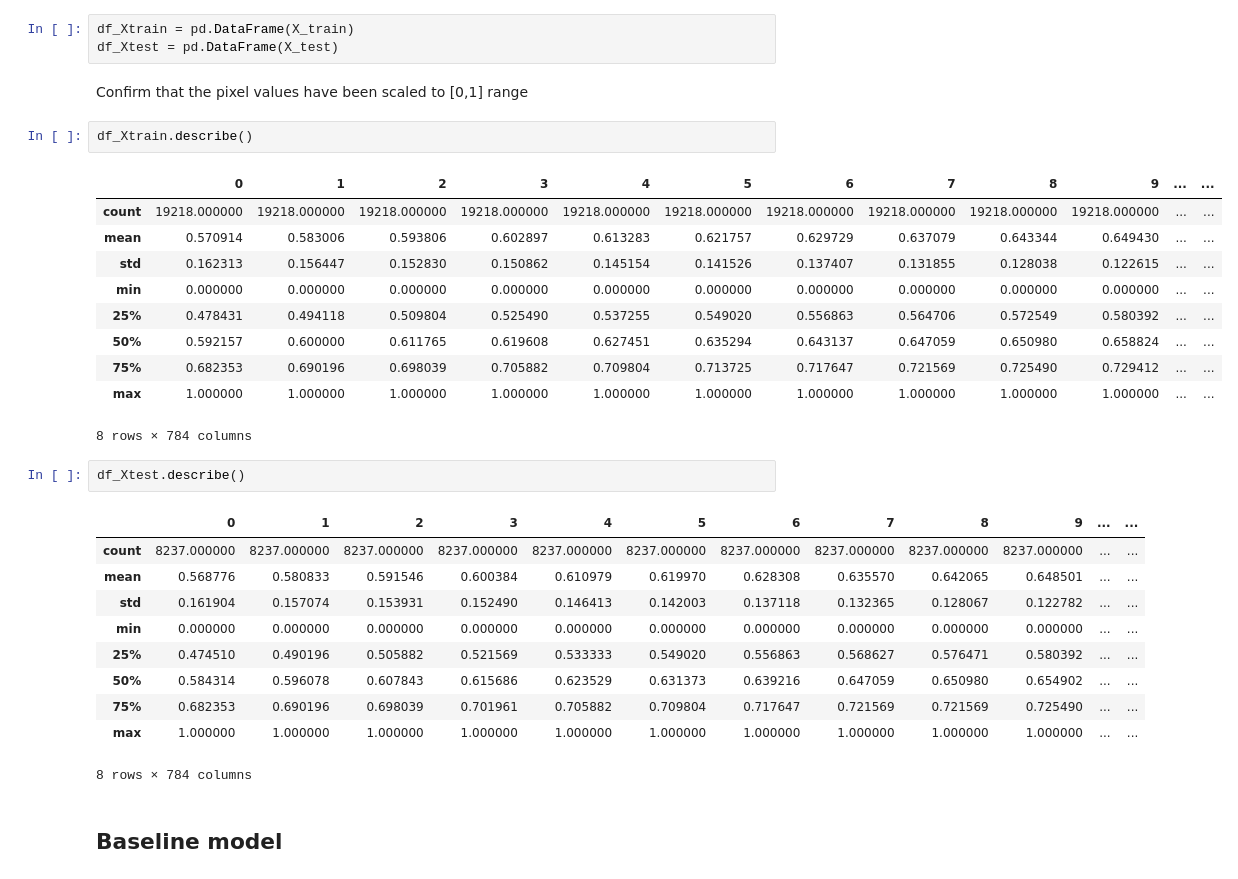
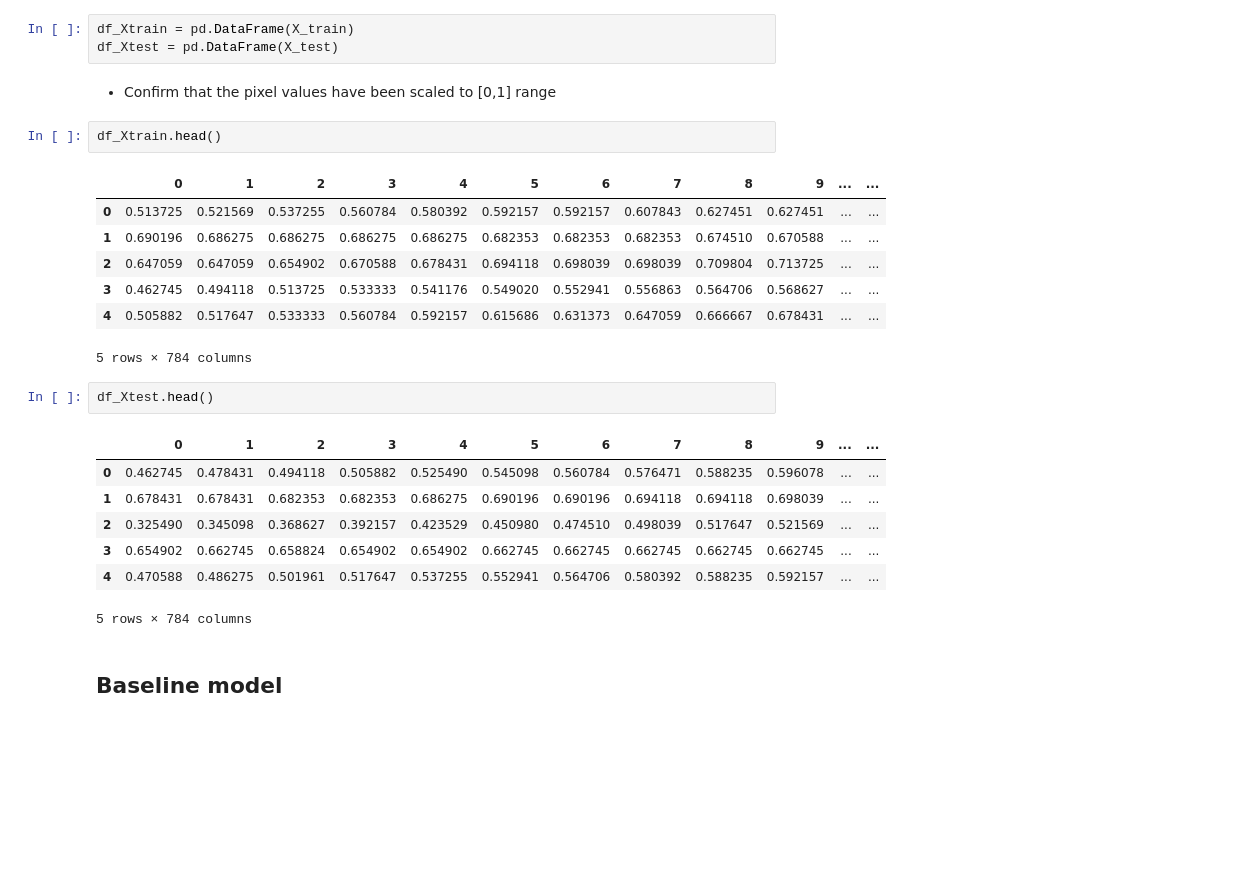
Before and after one commit to skirui-source/mle8-capstone, a Jupyter notebook: nb/asl_classifier_cnn.ipynb, the cells around one changed output. Cells and saved outputs as stored; diff of their text form; blank space fills up the shorter version.

```diff
--- a/nb/asl_classifier_cnn.ipynb
+++ b/nb/asl_classifier_cnn.ipynb
@@ -156,33 +180,27 @@ X_test = scaler.transform(X_test)
 df_Xtrain = pd.DataFrame(X_train)
 df_Xtest = pd.DataFrame(X_test)
 # %% [markdown]
-Confirm that the pixel values have been scaled to [0,1] range
+* Confirm that the pixel values have been scaled to [0,1] range
 # %%
-df_Xtrain.describe()
+df_Xtrain.head()
 # %% [output]
 |  | 0 | 1 | 2 | 3 | 4 | 5 | 6 | 7 | 8 | 9 | ... | ... |
-| count | 19218.000000 | 19218.000000 | 19218.000000 | 19218.000000 | 19218.000000 | 19218.000000 | 19218.000000 | 19218.000000 | 19218.000000 | 19218.000000 | ... | ... |
-| mean | 0.570914 | 0.583006 | 0.593806 | 0.602897 | 0.613283 | 0.621757 | 0.629729 | 0.637079 | 0.643344 | 0.649430 | ... | ... |
-| std | 0.162313 | 0.156447 | 0.152830 | 0.150862 | 0.145154 | 0.141526 | 0.137407 | 0.131855 | 0.128038 | 0.122615 | ... | ... |
-| min | 0.000000 | 0.000000 | 0.000000 | 0.000000 | 0.000000 | 0.000000 | 0.000000 | 0.000000 | 0.000000 | 0.000000 | ... | ... |
-| 25% | 0.478431 | 0.494118 | 0.509804 | 0.525490 | 0.537255 | 0.549020 | 0.556863 | 0.564706 | 0.572549 | 0.580392 | ... | ... |
-| 50% | 0.592157 | 0.600000 | 0.611765 | 0.619608 | 0.627451 | 0.635294 | 0.643137 | 0.647059 | 0.650980 | 0.658824 | ... | ... |
-| 75% | 0.682353 | 0.690196 | 0.698039 | 0.705882 | 0.709804 | 0.713725 | 0.717647 | 0.721569 | 0.725490 | 0.729412 | ... | ... |
-| max | 1.000000 | 1.000000 | 1.000000 | 1.000000 | 1.000000 | 1.000000 | 1.000000 | 1.000000 | 1.000000 | 1.000000 | ... | ... |
+| 0 | 0.513725 | 0.521569 | 0.537255 | 0.560784 | 0.580392 | 0.592157 | 0.592157 | 0.607843 | 0.627451 | 0.627451 | ... | ... |
+| 1 | 0.690196 | 0.686275 | 0.686275 | 0.686275 | 0.686275 | 0.682353 | 0.682353 | 0.682353 | 0.674510 | 0.670588 | ... | ... |
+| 2 | 0.647059 | 0.647059 | 0.654902 | 0.670588 | 0.678431 | 0.694118 | 0.698039 | 0.698039 | 0.709804 | 0.713725 | ... | ... |
+| 3 | 0.462745 | 0.494118 | 0.513725 | 0.533333 | 0.541176 | 0.549020 | 0.552941 | 0.556863 | 0.564706 | 0.568627 | ... | ... |
+| 4 | 0.505882 | 0.517647 | 0.533333 | 0.560784 | 0.592157 | 0.615686 | 0.631373 | 0.647059 | 0.666667 | 0.678431 | ... | ... |
-8 rows × 784 columns
+5 rows × 784 columns
 # %%
-df_Xtest.describe()
+df_Xtest.head()
 # %% [output]
 |  | 0 | 1 | 2 | 3 | 4 | 5 | 6 | 7 | 8 | 9 | ... | ... |
-| count | 8237.000000 | 8237.000000 | 8237.000000 | 8237.000000 | 8237.000000 | 8237.000000 | 8237.000000 | 8237.000000 | 8237.000000 | 8237.000000 | ... | ... |
-| mean | 0.568776 | 0.580833 | 0.591546 | 0.600384 | 0.610979 | 0.619970 | 0.628308 | 0.635570 | 0.642065 | 0.648501 | ... | ... |
-| std | 0.161904 | 0.157074 | 0.153931 | 0.152490 | 0.146413 | 0.142003 | 0.137118 | 0.132365 | 0.128067 | 0.122782 | ... | ... |
-| min | 0.000000 | 0.000000 | 0.000000 | 0.000000 | 0.000000 | 0.000000 | 0.000000 | 0.000000 | 0.000000 | 0.000000 | ... | ... |
-| 25% | 0.474510 | 0.490196 | 0.505882 | 0.521569 | 0.533333 | 0.549020 | 0.556863 | 0.568627 | 0.576471 | 0.580392 | ... | ... |
-| 50% | 0.584314 | 0.596078 | 0.607843 | 0.615686 | 0.623529 | 0.631373 | 0.639216 | 0.647059 | 0.650980 | 0.654902 | ... | ... |
-| 75% | 0.682353 | 0.690196 | 0.698039 | 0.701961 | 0.705882 | 0.709804 | 0.717647 | 0.721569 | 0.721569 | 0.725490 | ... | ... |
-| max | 1.000000 | 1.000000 | 1.000000 | 1.000000 | 1.000000 | 1.000000 | 1.000000 | 1.000000 | 1.000000 | 1.000000 | ... | ... |
+| 0 | 0.462745 | 0.478431 | 0.494118 | 0.505882 | 0.525490 | 0.545098 | 0.560784 | 0.576471 | 0.588235 | 0.596078 | ... | ... |
+| 1 | 0.678431 | 0.678431 | 0.682353 | 0.682353 | 0.686275 | 0.690196 | 0.690196 | 0.694118 | 0.694118 | 0.698039 | ... | ... |
+| 2 | 0.325490 | 0.345098 | 0.368627 | 0.392157 | 0.423529 | 0.450980 | 0.474510 | 0.498039 | 0.517647 | 0.521569 | ... | ... |
+| 3 | 0.654902 | 0.662745 | 0.658824 | 0.654902 | 0.654902 | 0.662745 | 0.662745 | 0.662745 | 0.662745 | 0.662745 | ... | ... |
+| 4 | 0.470588 | 0.486275 | 0.501961 | 0.517647 | 0.537255 | 0.552941 | 0.564706 | 0.580392 | 0.588235 | 0.592157 | ... | ... |
-8 rows × 784 columns
+5 rows × 784 columns
 # %% [markdown]
 ## Baseline model
 # %%
```
Also changed, not shown: parts of 5 cells of this notebook.
